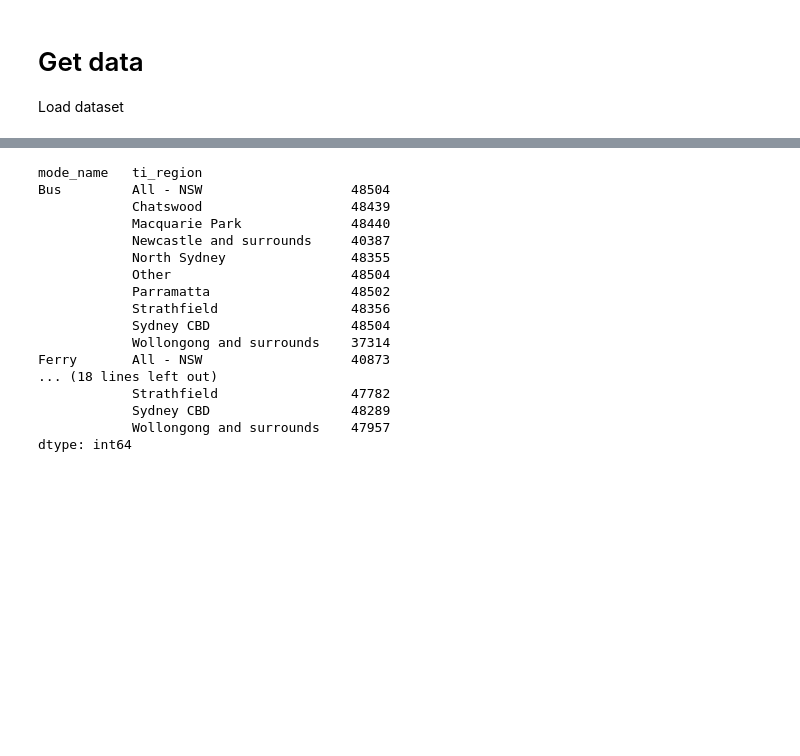
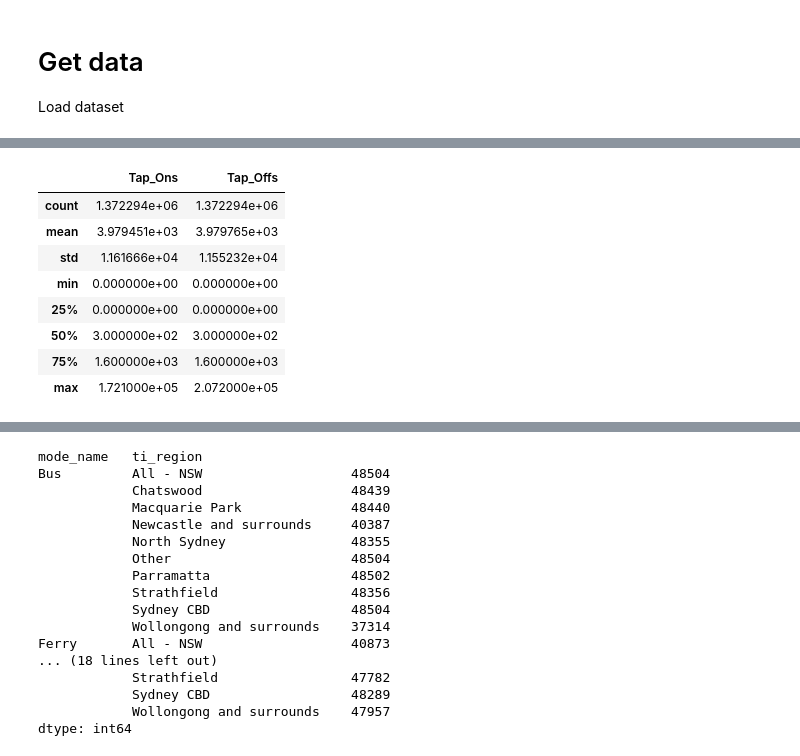
Before and after one commit to devilshadow04/nsw-friday-commute-analysis, a Jupyter notebook: WDAC_2025_data/report/notebook.ipynb, the cells around one changed output, grey strips where cells are left out. Cells and saved outputs as stored; diff of their text form; code cells hidden in the pictures; blank space fills up the shorter version.

```diff
--- a/WDAC_2025_data/report/notebook.ipynb
+++ b/WDAC_2025_data/report/notebook.ipynb
@@ -96,3 +95,15 @@ full_df.head(11)
+# %%
+full_df.describe()
+# %% [output]
+|  | Tap_Ons | Tap_Offs |
+| count | 1.372294e+06 | 1.372294e+06 |
+| mean | 3.979451e+03 | 3.979765e+03 |
+| std | 1.161666e+04 | 1.155232e+04 |
+| min | 0.000000e+00 | 0.000000e+00 |
+| 25% | 0.000000e+00 | 0.000000e+00 |
+| 50% | 3.000000e+02 | 3.000000e+02 |
+| 75% | 1.600000e+03 | 1.600000e+03 |
+| max | 1.721000e+05 | 2.072000e+05 |
 # %%
 full_df['mode_name'].unique()
 # %% [output]
```
Also changed, not shown: parts of 13 cells of this notebook.
